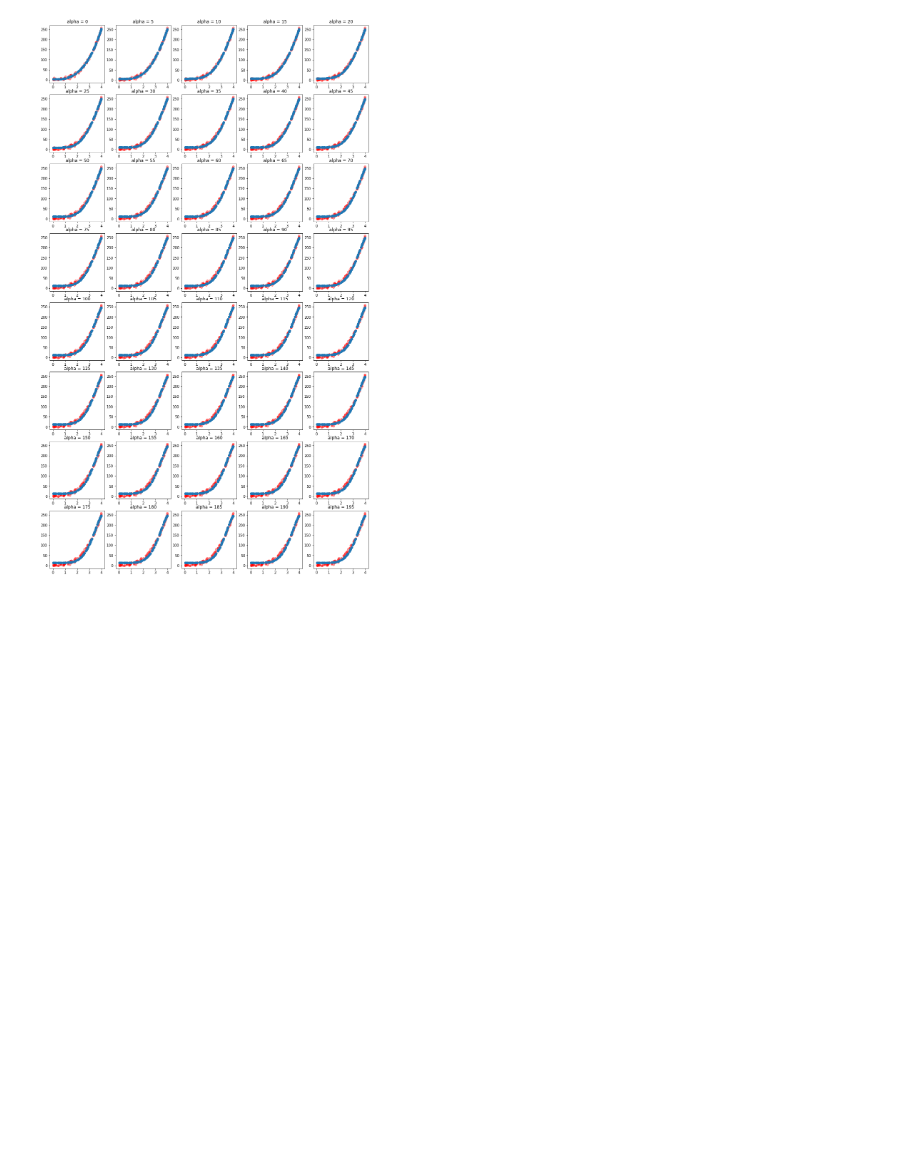
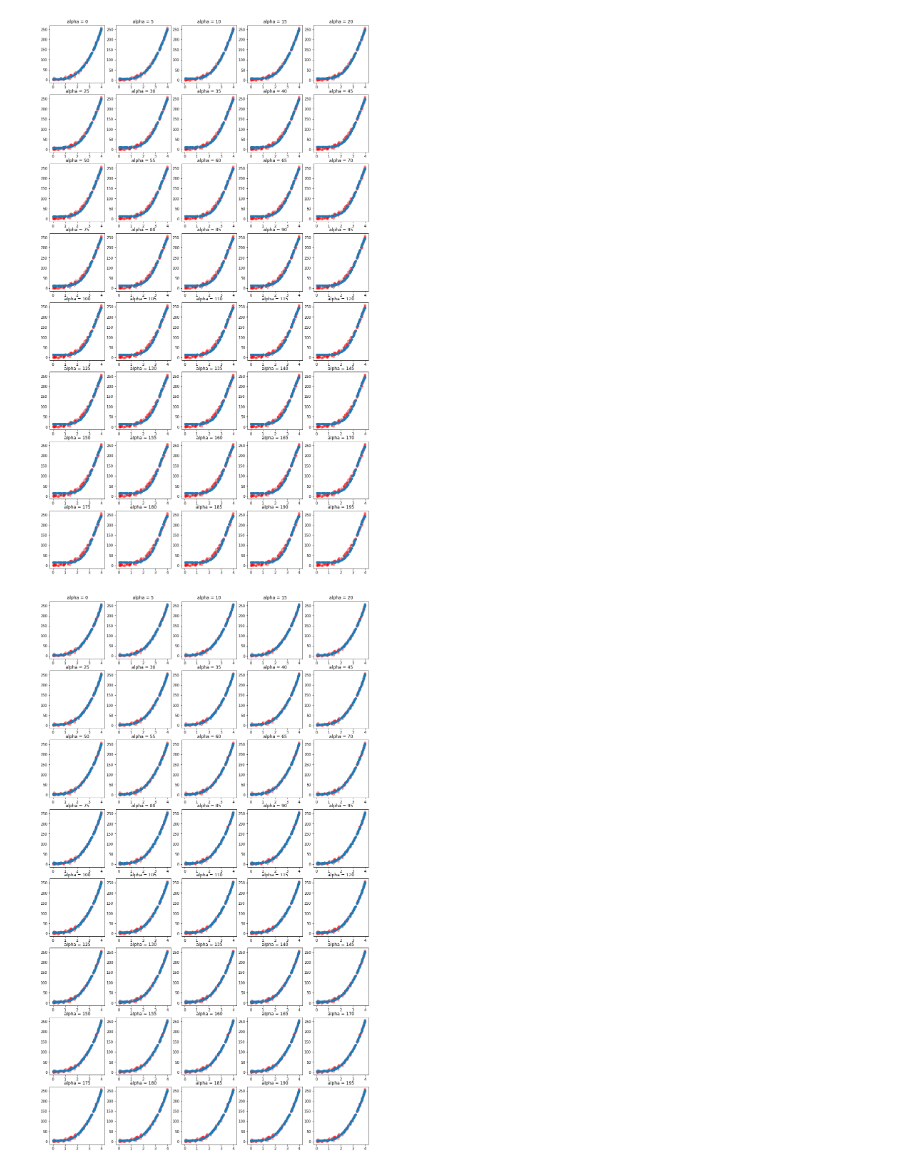
Before and after one commit to alifele/Sklearn, a Jupyter notebook: LassoRegression.ipynb, the cells around one changed output. Drawn from its saved outputs; the diff is of its cells as text; code cells hidden in the pictures; blank space fills up the shorter version.

```diff
--- a/LassoRegression.ipynb
+++ b/LassoRegression.ipynb
@@ -19,15 +19,31 @@ from sklearn.preprocessing import PolynomialFeatures
 poly = PolynomialFeatures(degree=10, include_bias=True)
 X = poly.fit_transform(x)
 
-from sklearn.linear_model import ElasticNet
+from sklearn.linear_model import Lasso
 fig = plt.figure(figsize=(16,28))
 for i in range(40):
   al = 5*i
   ax = fig.add_subplot(8,5,i+1,title="alpha = {}".format(al))
-  EN = ElasticNet(alpha=al, l1_ratio=0.5)
-  EN.fit(X,y)
-  y_pred = EN.predict(X)
+  la = Lasso(alpha=al)
+  la.fit(X,y)
+  y_pred = la.predict(X)
   ax.scatter(x,y, alpha=0.4, c='red')
   ax.scatter(x,y_pred)
 # %% [output]
 [figure]
+# %%
+poly = PolynomialFeatures(degree=10, include_bias=True)
+X = poly.fit_transform(x)
+
+from sklearn.linear_model import Ridge
+fig = plt.figure(figsize=(16,28))
+for i in range(40):
+  al = 5*i
+  ax = fig.add_subplot(8,5,i+1,title="alpha = {}".format(al))
+  ri = Ridge(alpha=al, solver='cholesky')
+  ri.fit(X,y)
+  y_pred = ri.predict(X)
+  ax.scatter(x,y, alpha=0.4, c='red')
+  ax.scatter(x,y_pred)
+# %% [output]
+[figure, added]
```
